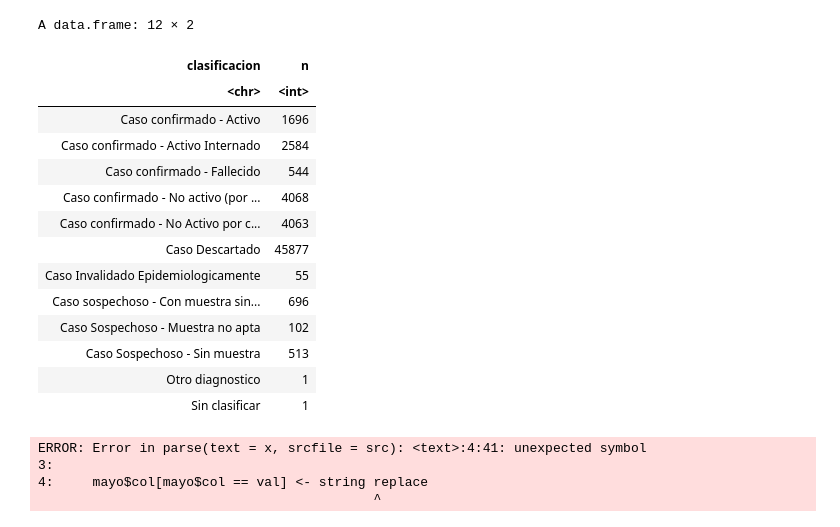
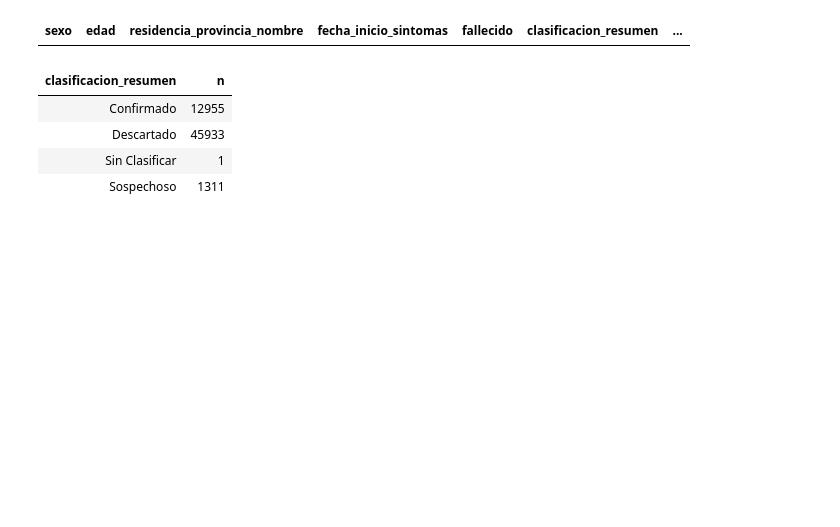
Before and after one commit to TenStrings/calidad-de-datos, a Jupyter notebook: raps/tp final/tp final.ipynb, the cells around one changed output. Saved outputs shown, nothing was run; the diff lists cells and outputs as text; code cells hidden in the pictures; blank space fills up the shorter version.

```diff
--- a/raps/tp final/tp final.ipynb
+++ b/raps/tp final/tp final.ipynb
@@ -51,36 +63,16 @@ mayo<-datos %>% select(sexo,edad,residencia_provincia_nombre,fecha_inicio_sintom
+# %%
+junio
+# %% [output]
+| sexo | edad | residencia_provincia_nombre | fecha_inicio_sintomas | fallecido | clasificacion_resumen | ... |
 # %%
-clasificaciones <- datos %>% select(clasificacion)
-clasificaciones %>% count(clasificacion)
+clasificaciones <- datos %>% select(clasificacion_resumen)
+clasificaciones %>% count(clasificacion_resumen)
 # %% [output]
-A data.frame: 12 × 2
-| clasificacion | n |
-| <chr> | <int> |
-| Caso confirmado - Activo | 1696 |
-| Caso confirmado - Activo Internado | 2584 |
-| Caso confirmado - Fallecido | 544 |
-| Caso confirmado - No activo (por ... | 4068 |
-| Caso confirmado - No Activo por c... | 4063 |
-| Caso Descartado | 45877 |
-| Caso Invalidado Epidemiologicamente | 55 |
-| Caso sospechoso - Con muestra sin... | 696 |
-| Caso Sospechoso - Muestra no apta | 102 |
-| Caso Sospechoso - Sin muestra | 513 |
-| Otro diagnostico | 1 |
-| Sin clasificar | 1 |
+| clasificacion_resumen | n |
+| Confirmado | 12955 |
+| Descartado | 45933 |
+| Sin Clasificar | 1 |
+| Sospechoso | 1311 |
-# %%
-cambiar_calor<-function( col,  val,  replace){
-    mayo$col <- as.character(mayo$col)
-
-    mayo$col[mayo$col == val] <- string replace
-
-    mayo$col <- as.factor(mayo$col)
-
-}
-# %% [output]
-ERROR: Error in parse(text = x, srcfile = src): <text>:4:41: unexpected symbol
-3:
-4:     mayo$col[mayo$col == val] <- string replace
-                                           ^
 # %%
 mayo$fallecido <- as.character(mayo$fallecido)
 
```
Also changed, not shown: parts of 28 cells of this notebook.
